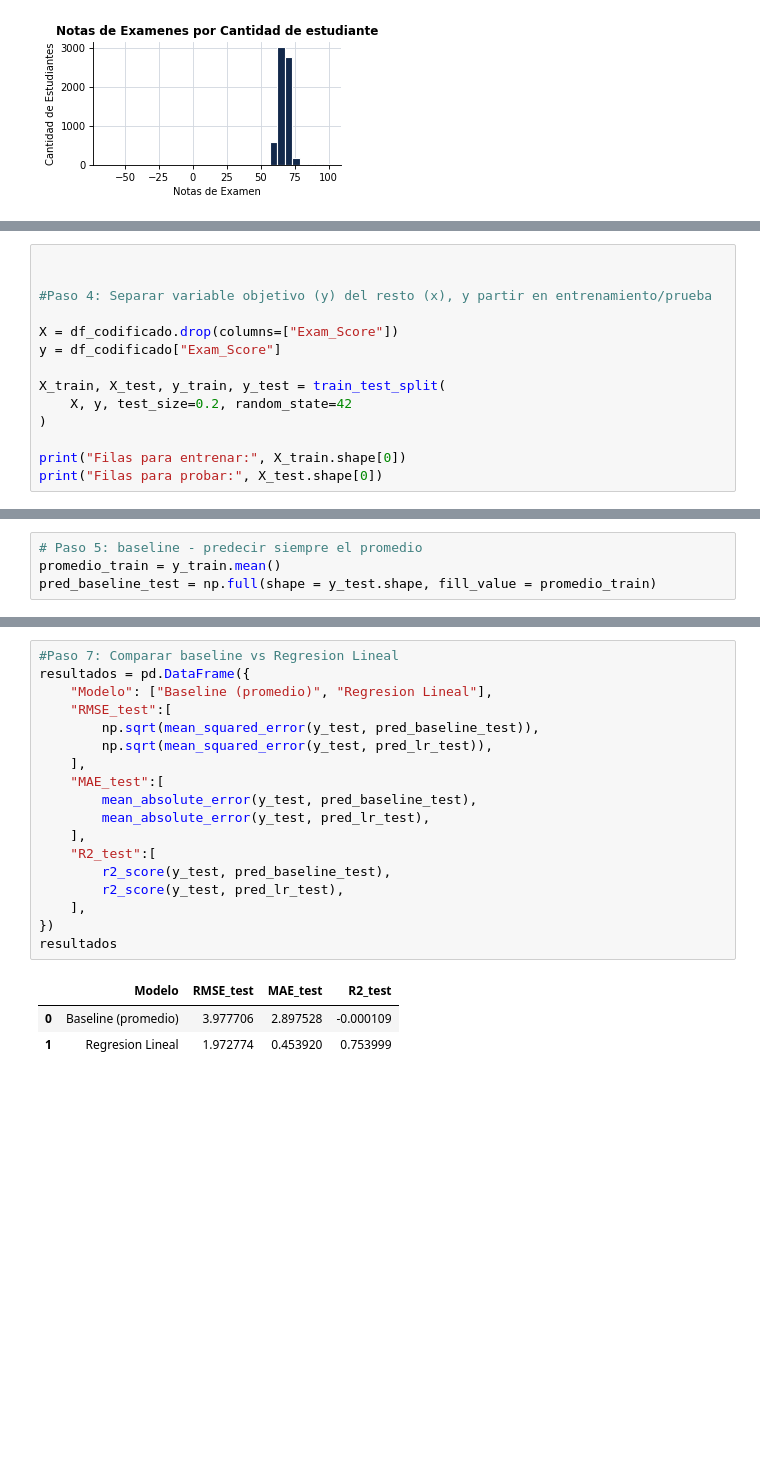
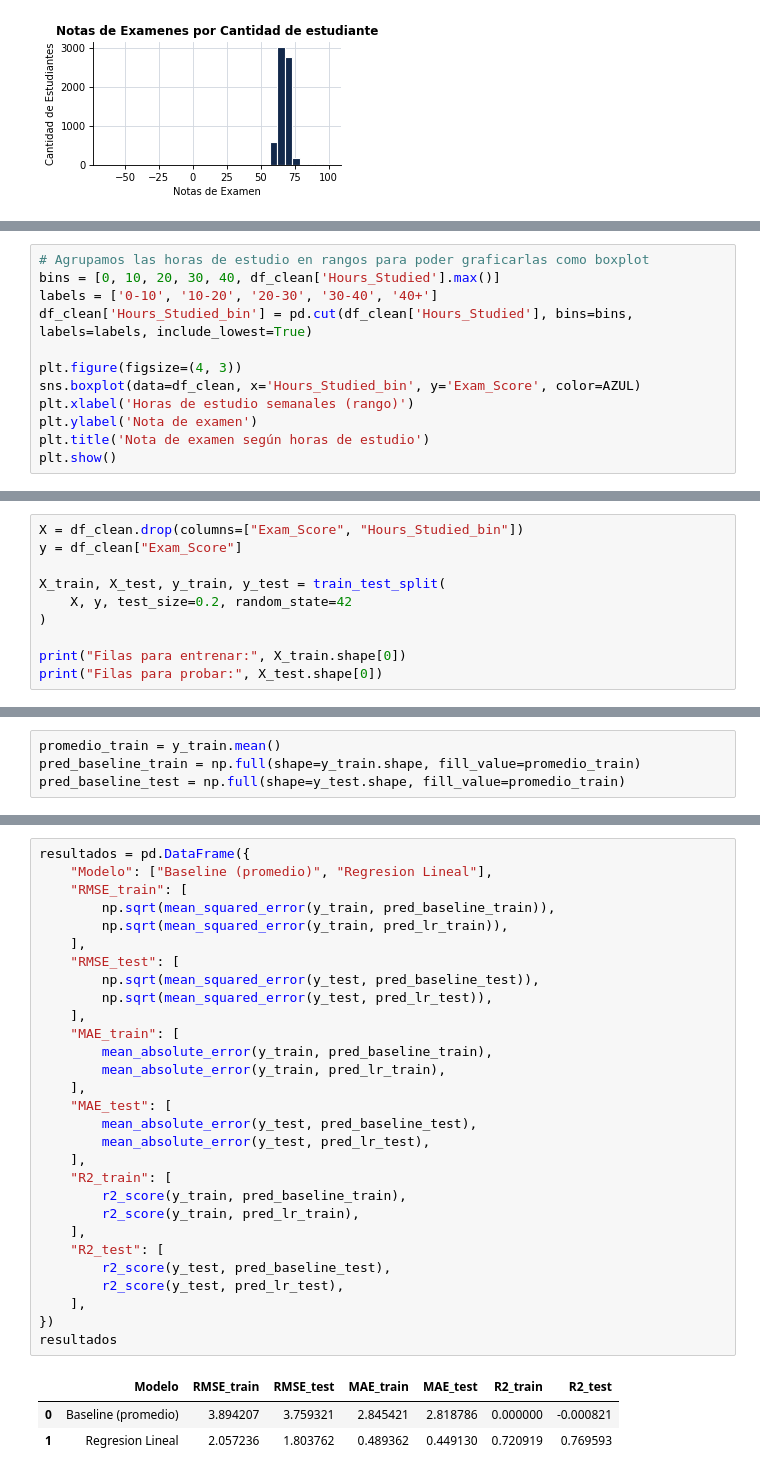
Before and after one commit to riack16/Proyecto-rendimiento-acad-mico, a Jupyter notebook: S100_Equipo4_ParteI.ipynb, the cells around one changed output, grey strips where cells are left out. Drawn from its saved outputs; the diff is of its cells as text; blank space fills up the shorter version.

Commit message:
Actualizacion de Regresion y limpieza de datos

```diff
--- a/S100_Equipo4_ParteI.ipynb
+++ b/S100_Equipo4_ParteI.ipynb
@@ -153,0 +235,12 @@ Paso 4: Separacion que se va a predecir
+# %%
+# Agrupamos las horas de estudio en rangos para poder graficarlas como boxplot
+bins = [0, 10, 20, 30, 40, df_clean['Hours_Studied'].max()]
+labels = ['0-10', '10-20', '20-30', '30-40', '40+']
+df_clean['Hours_Studied_bin'] = pd.cut(df_clean['Hours_Studied'], bins=bins, labels=labels, include_lowest=True)
+
+plt.figure(figsize=(4, 3))
+sns.boxplot(data=df_clean, x='Hours_Studied_bin', y='Exam_Score', color=AZUL)
+plt.xlabel('Horas de estudio semanales (rango)')
+plt.ylabel('Nota de examen')
+plt.title('Nota de examen según horas de estudio')
+plt.show()
@@ -154,10 +275,6 @@ Paso 4: Separacion que se va a predecir
 # %%
-
-
-#Paso 4: Separar variable objetivo (y) del resto (x), y partir en entrenamiento/prueba
-
-X = df_codificado.drop(columns=["Exam_Score"])
-y = df_codificado["Exam_Score"]
+X = df_clean.drop(columns=["Exam_Score", "Hours_Studied_bin"])
+y = df_clean["Exam_Score"]
 
 X_train, X_test, y_train, y_test = train_test_split(
     X, y, test_size=0.2, random_state=42
@@ -171,4 +290,4 @@ Filas para probar: 1271
 # %%
-# Paso 5: baseline - predecir siempre el promedio
 promedio_train = y_train.mean()
-pred_baseline_test = np.full(shape = y_test.shape, fill_value = promedio_train)
+pred_baseline_train = np.full(shape=y_train.shape, fill_value=promedio_train)
+pred_baseline_test = np.full(shape=y_test.shape, fill_value=promedio_train)
@@ -182,22 +304,33 @@ pred_lr_test = model_lr.predict(X_test)
 # %%
-#Paso 7: Comparar baseline vs Regresion Lineal
 resultados = pd.DataFrame({
     "Modelo": ["Baseline (promedio)", "Regresion Lineal"],
-    "RMSE_test":[
+    "RMSE_train": [
+        np.sqrt(mean_squared_error(y_train, pred_baseline_train)),
+        np.sqrt(mean_squared_error(y_train, pred_lr_train)),
+    ],
+    "RMSE_test": [
         np.sqrt(mean_squared_error(y_test, pred_baseline_test)),
         np.sqrt(mean_squared_error(y_test, pred_lr_test)),
     ],
-    "MAE_test":[
+    "MAE_train": [
+        mean_absolute_error(y_train, pred_baseline_train),
+        mean_absolute_error(y_train, pred_lr_train),
+    ],
+    "MAE_test": [
         mean_absolute_error(y_test, pred_baseline_test),
         mean_absolute_error(y_test, pred_lr_test),
     ],
-    "R2_test":[
+    "R2_train": [
+        r2_score(y_train, pred_baseline_train),
+        r2_score(y_train, pred_lr_train),
+    ],
+    "R2_test": [
         r2_score(y_test, pred_baseline_test),
         r2_score(y_test, pred_lr_test),
     ],
 })
 resultados
 # %% [output]
-|  | Modelo | RMSE_test | MAE_test | R2_test |
-| 0 | Baseline (promedio) | 3.977706 | 2.897528 | -0.000109 |
-| 1 | Regresion Lineal | 1.972774 | 0.453920 | 0.753999 |
+|  | Modelo | RMSE_train | RMSE_test | MAE_train | MAE_test | R2_train | R2_test |
+| 0 | Baseline (promedio) | 3.894207 | 3.759321 | 2.845421 | 2.818786 | 0.000000 | -0.000821 |
+| 1 | Regresion Lineal | 2.057236 | 1.803762 | 0.489362 | 0.449130 | 0.720919 | 0.769593 |
```
Also changed, not shown: parts of 26 cells of this notebook.
